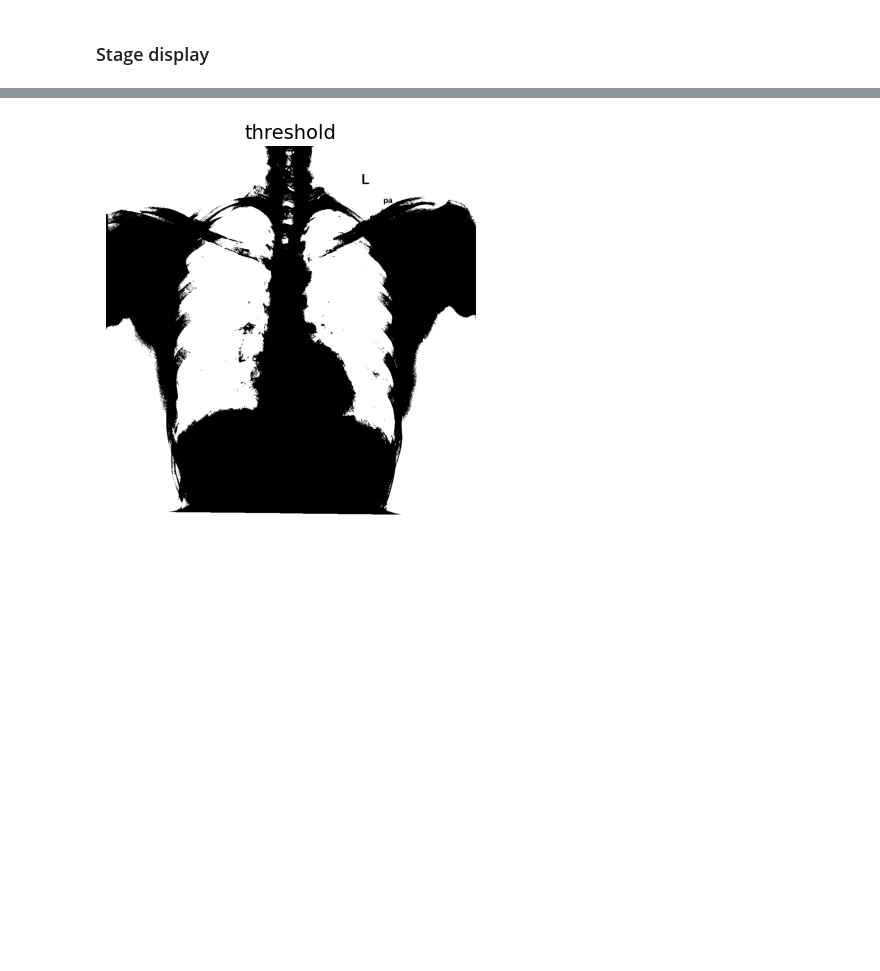
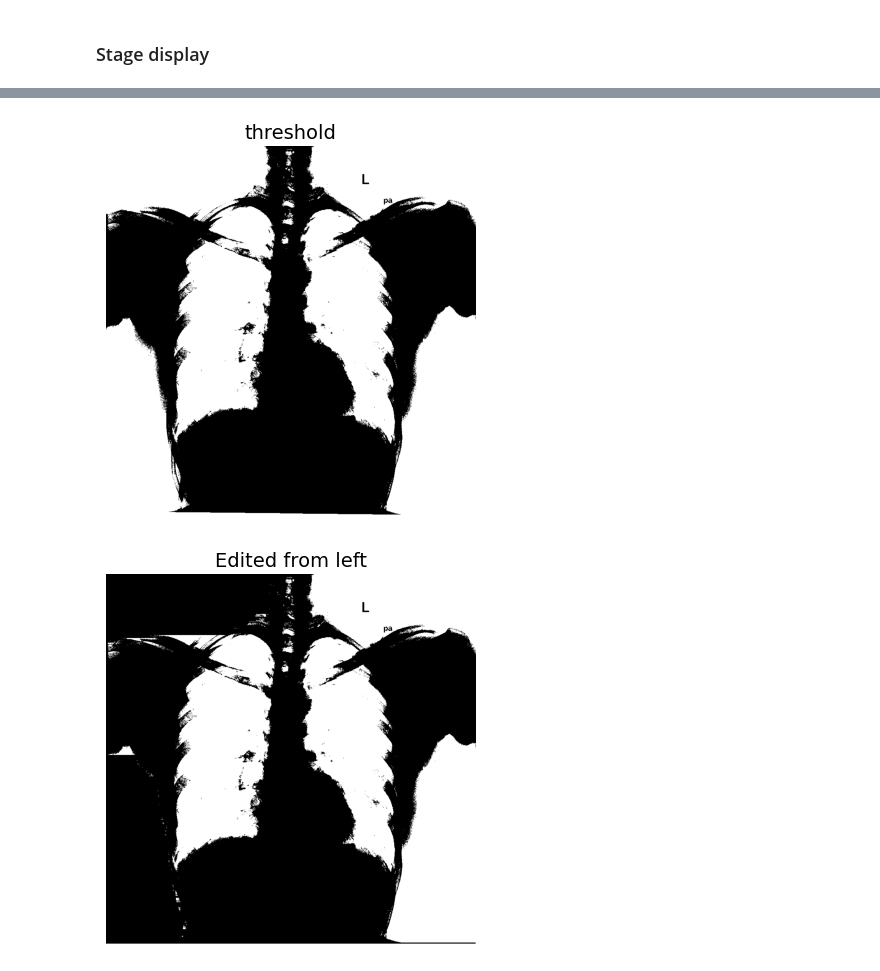
Before and after one commit to AminHajian/CNN-Lung-Segmentation, a Jupyter notebook: preprocing_steps.ipynb, the cells around one changed output, grey strips where cells are left out. Drawn from its saved outputs; the diff is of its cells as text; code cells hidden in the pictures; blank space fills up the shorter version.

Commit message:
Add Placing_black_pixels function

```diff
--- a/preprocing_steps.ipynb
+++ b/preprocing_steps.ipynb
@@ -54,18 +92,27 @@ def black_white (image):
 # %%
 for image_name in image_list:                            # Select image from folder
     # opening
     image = Image.open(os.path.join(path, image_name))
     display_image(image, 'Original image')
 
     # resizing
     image = image.resize((image_size, image_size))
 
     # Convert to numpy array
     image = np.array(image)
 
     # black amd white lung threshold
     image = black_white(image)
     display_image(image, 'threshold')
+
+    # Blacken pixels from left and right
+    edited_image_left = Placing_black_pixels(image.copy(), 'left')
+    display_image(edited_image_left, 'Edited from left')
+    edited_image_right = Placing_black_pixels(image.copy(), 'right')
+    display_image(edited_image_right, 'Edited from right')
+    image = Placing_black_pixels(image.copy(), 'left') ; image = Placing_black_pixels(image, 'right')
+    display_image(image, 'Edited from both sides')
 # %% [output]
 [figure]
 [figure]
+[figure, added]
```
Also changed, not shown: parts of 2 cells of this notebook.
